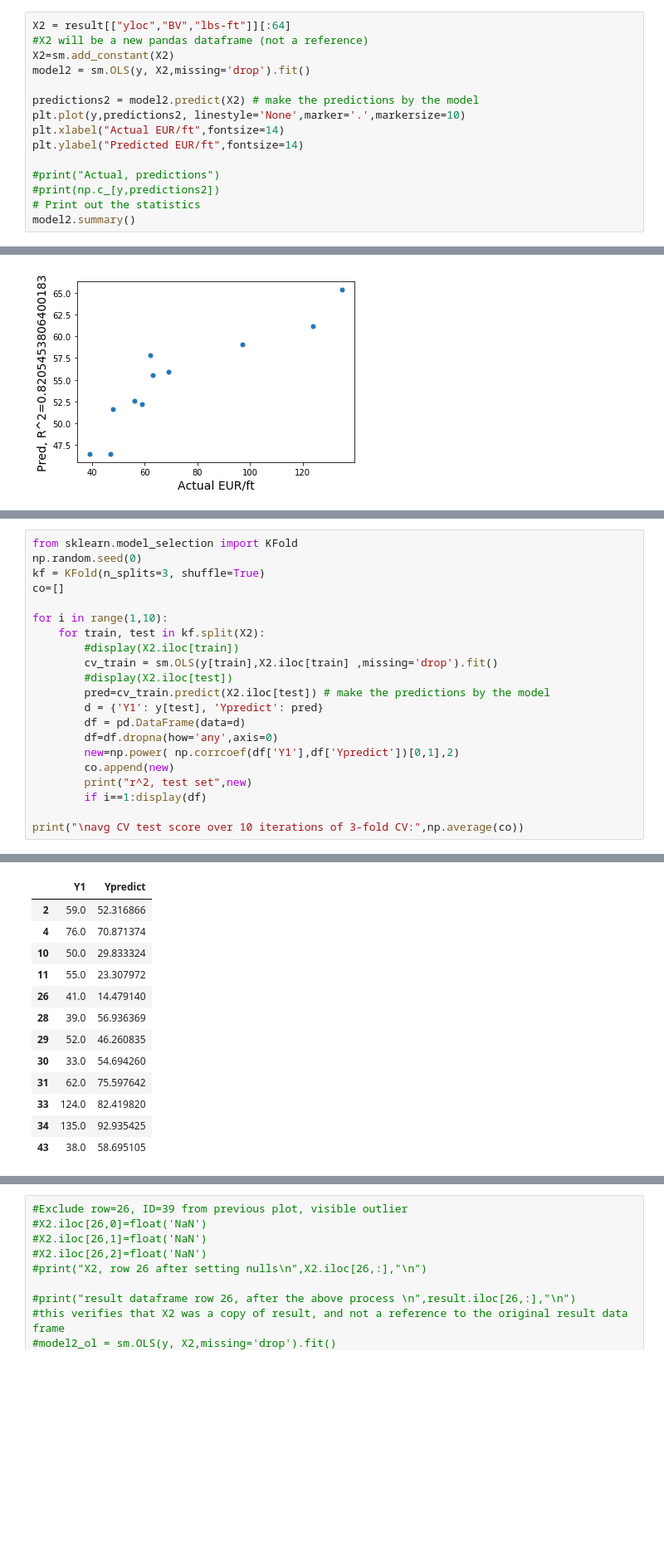
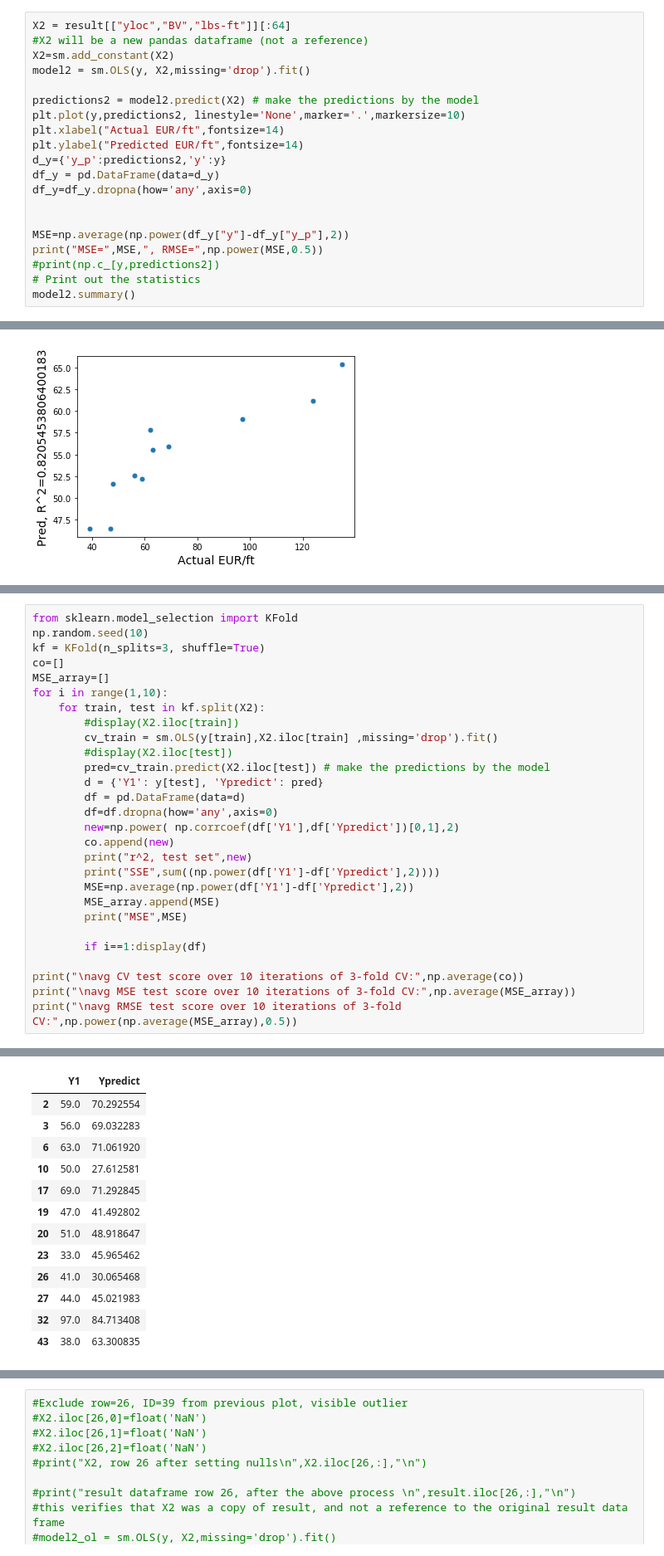
Before and after one commit to Md557/py-datasci, a Jupyter notebook: petroleum well analysis example/petroleum regression, CV, KNN analysis.ipynb, the cells around one changed output, grey strips where cells are left out. Shown at 83% size. Drawn from its saved outputs; the diff is of its cells as text; blank space fills up the shorter version.

```diff
--- a/petroleum well analysis example/petroleum regression, CV, KNN analysis.ipynb
+++ b/petroleum well analysis example/petroleum regression, CV, KNN analysis.ipynb
@@ -365,8 +365,13 @@ predictions2 = model2.predict(X2) # make the predictions by the model
 plt.plot(y,predictions2, linestyle='None',marker='.',markersize=10)
 plt.xlabel("Actual EUR/ft",fontsize=14)
 plt.ylabel("Predicted EUR/ft",fontsize=14)
+d_y={'y_p':predictions2,'y':y}
+df_y = pd.DataFrame(data=d_y)
+df_y=df_y.dropna(how='any',axis=0)
 
-#print("Actual, predictions")
+
+MSE=np.average(np.power(df_y["y"]-df_y["y_p"],2))
+print("MSE=",MSE,", RMSE=",np.power(MSE,0.5))
 #print(np.c_[y,predictions2])
 # Print out the statistics
 model2.summary()
@@ -468,9 +475,9 @@ strong multicollinearity or other numerical problems.
 # %%
 from sklearn.model_selection import KFold
-np.random.seed(0)
+np.random.seed(10)
 kf = KFold(n_splits=3, shuffle=True)
 co=[]
-
+MSE_array=[]
 for i in range(1,10):
     for train, test in kf.split(X2):
         #display(X2.iloc[train])
@@ -483,7 +490,14 @@ for i in range(1,10):
         new=np.power( np.corrcoef(df['Y1'],df['Ypredict'])[0,1],2)
         co.append(new)
         print("r^2, test set",new)
+        print("SSE",sum((np.power(df['Y1']-df['Ypredict'],2))))
+        MSE=np.average(np.power(df['Y1']-df['Ypredict'],2))
+        MSE_array.append(MSE)
+        print("MSE",MSE)
+
         if i==1:display(df)
 
 print("\navg CV test score over 10 iterations of 3-fold CV:",np.average(co))
+print("\navg MSE test score over 10 iterations of 3-fold CV:",np.average(MSE_array))
+print("\navg RMSE test score over 10 iterations of 3-fold CV:",np.power(np.average(MSE_array),0.5))
 # %% [output]
@@ -491,13 +507,13 @@ r^2, test set 0.4856295228863524
 |  | Y1 | Ypredict |
-| 2 | 59.0 | 52.316866 |
-| 4 | 76.0 | 70.871374 |
-| 10 | 50.0 | 29.833324 |
-| 11 | 55.0 | 23.307972 |
-| 26 | 41.0 | 14.479140 |
-| 28 | 39.0 | 56.936369 |
-| 29 | 52.0 | 46.260835 |
-| 30 | 33.0 | 54.694260 |
-| 31 | 62.0 | 75.597642 |
-| 33 | 124.0 | 82.419820 |
-| 34 | 135.0 | 92.935425 |
-| 43 | 38.0 | 58.695105 |
+| 2 | 59.0 | 70.292554 |
+| 3 | 56.0 | 69.032283 |
+| 6 | 63.0 | 71.061920 |
+| 10 | 50.0 | 27.612581 |
+| 17 | 69.0 | 71.292845 |
+| 19 | 47.0 | 41.492802 |
+| 20 | 51.0 | 48.918647 |
+| 23 | 33.0 | 45.965462 |
+| 26 | 41.0 | 30.065468 |
+| 27 | 44.0 | 45.021983 |
+| 32 | 97.0 | 84.713408 |
+| 43 | 38.0 | 63.300835 |
```
Also changed, not shown: parts of 5 cells of this notebook.
